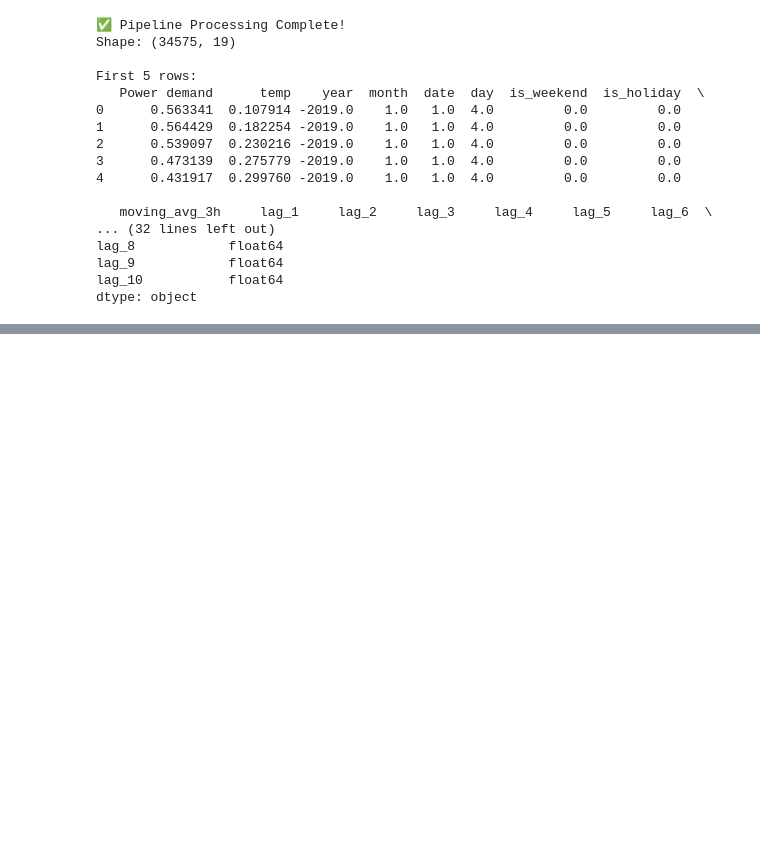
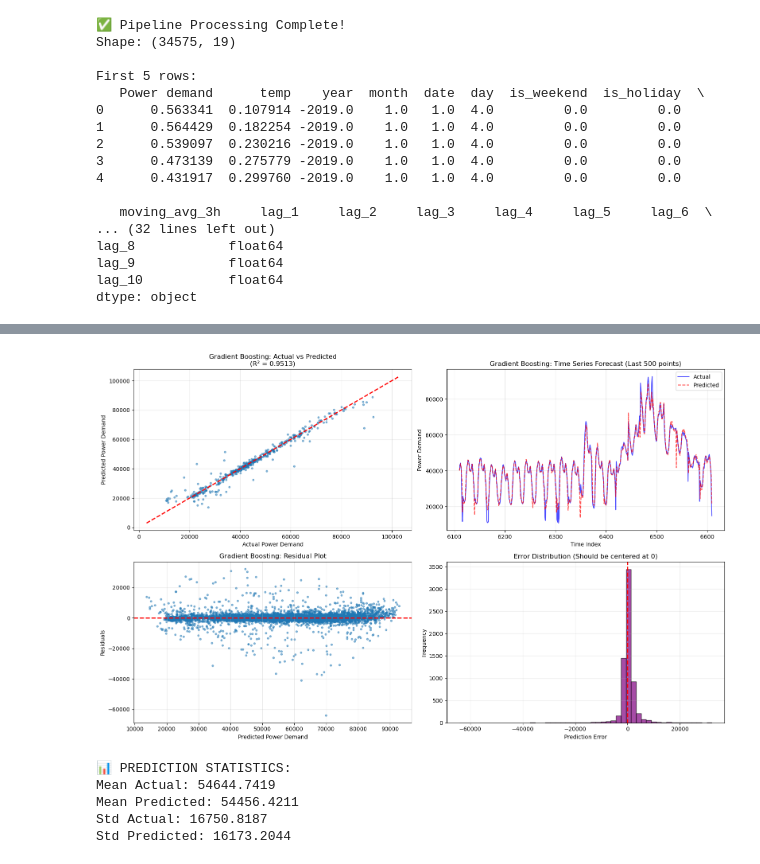
Before and after one commit to halsangihs/miniProject, a Jupyter notebook: second.ipynb, the cells around one changed output, grey strips where cells are left out. Cells and saved outputs as stored; diff of their text form; code cells hidden in the pictures; blank space fills up the shorter version.

```diff
--- a/second.ipynb
+++ b/second.ipynb
@@ -656,0 +1800,61 @@ dtype: object
+# %%
+# ===== STEP 8: VISUALIZATION OF PREDICTIONS =====
+
+import matplotlib.pyplot as plt
+
+# Select a subset for visualization (last 500 points)
+viz_size = 500
+viz_idx = range(len(y_test_fixed) - viz_size, len(y_test_fixed))
+
+fig, axes = plt.subplots(2, 2, figsize=(16, 10))
+
+# Plot 1: Actual vs Predicted (Gradient Boosting)
+axes[0, 0].scatter(y_test_fixed.iloc[viz_idx], y_test_pred_fixed[viz_idx], alpha=0.5, s=10)
+axes[0, 0].plot([y_test_fixed.min(), y_test_fixed.max()],
+                [y_test_fixed.min(), y_test_fixed.max()], 'r--', lw=2)
+axes[0, 0].set_xlabel('Actual Power Demand')
+axes[0, 0].set_ylabel('Predicted Power Demand')
+axes[0, 0].set_title(f'Gradient Boosting: Actual vs Predicted\n(R² = {test_r2:.4f})')
+axes[0, 0].grid(True, alpha=0.3)
+
+# Plot 2: Time Series Comparison (Gradient Boosting)
+axes[0, 1].plot(viz_idx, y_test_fixed.iloc[viz_idx].values, 'b-', label='Actual', linewidth=1.5, alpha=0.7)
+axes[0, 1].plot(viz_idx, y_test_pred_fixed[viz_idx], 'r--', label='Predicted', linewidth=1.5, alpha=0.7)
+axes[0, 1].set_xlabel('Time Index')
+axes[0, 1].set_ylabel('Power Demand')
+axes[0, 1].set_title('Gradient Boosting: Time Series Forecast (Last 500 points)')
+axes[0, 1].legend()
+axes[0, 1].grid(True, alpha=0.3)
+
+# Plot 3: Residuals (Gradient Boosting)
+residuals_gb = y_test_fixed - y_test_pred_fixed
+axes[1, 0].scatter(y_test_pred_fixed, residuals_gb, alpha=0.5, s=10)
+axes[1, 0].axhline(y=0, color='r', linestyle='--', linewidth=2)
+axes[1, 0].set_xlabel('Predicted Power Demand')
+axes[1, 0].set_ylabel('Residuals')
+axes[1, 0].set_title('Gradient Boosting: Residual Plot')
+axes[1, 0].grid(True, alpha=0.3)
+
+# Plot 4: Error Distribution
+axes[1, 1].hist(residuals_gb, bins=50, alpha=0.7, color='purple', edgecolor='black')
+axes[1, 1].axvline(x=0, color='r', linestyle='--', linewidth=2)
+axes[1, 1].set_xlabel('Prediction Error')
+axes[1, 1].set_ylabel('Frequency')
+axes[1, 1].set_title('Error Distribution (Should be centered at 0)')
+axes[1, 1].grid(True, alpha=0.3)
+
+plt.tight_layout()
+plt.show()
+
+print(f"\n📊 PREDICTION STATISTICS:")
+print(f"Mean Actual: {y_test_fixed.mean():.4f}")
+print(f"Mean Predicted: {y_test_pred_fixed.mean():.4f}")
+print(f"Std Actual: {y_test_fixed.std():.4f}")
+print(f"Std Predicted: {y_test_pred_fixed.std():.4f}")
+# %% [output]
+[figure, added]
+📊 PREDICTION STATISTICS:
+Mean Actual: 54644.7419
+Mean Predicted: 54456.4211
+Std Actual: 16750.8187
+Std Predicted: 16173.2044
```
Also changed, not shown: parts of 22 cells of this notebook, 1 other file.
